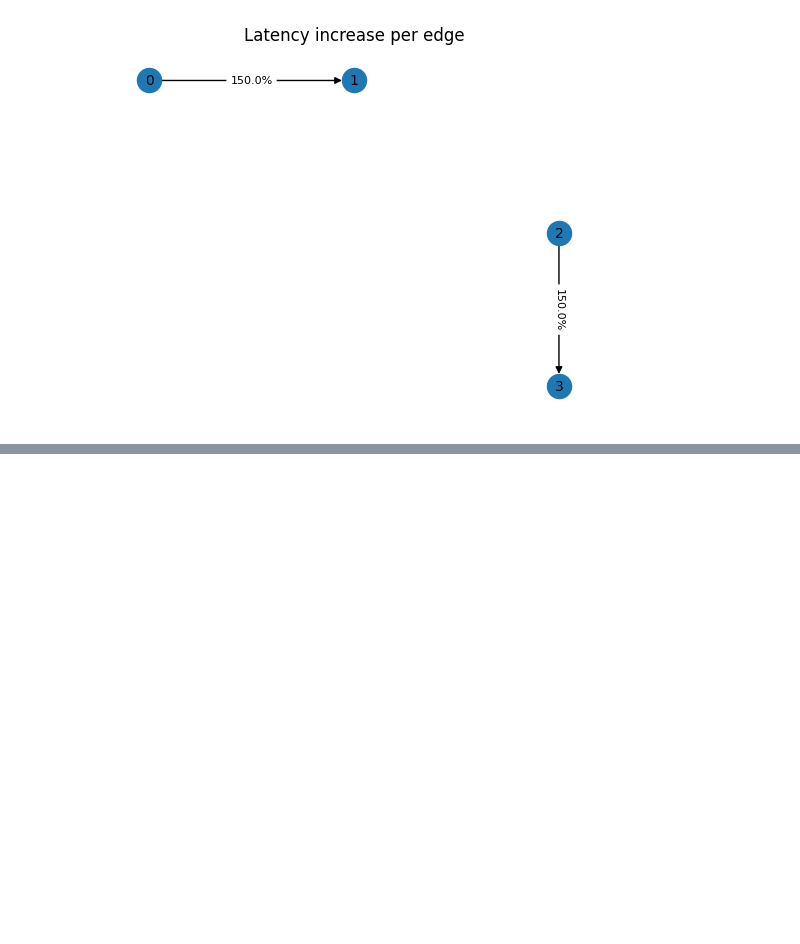
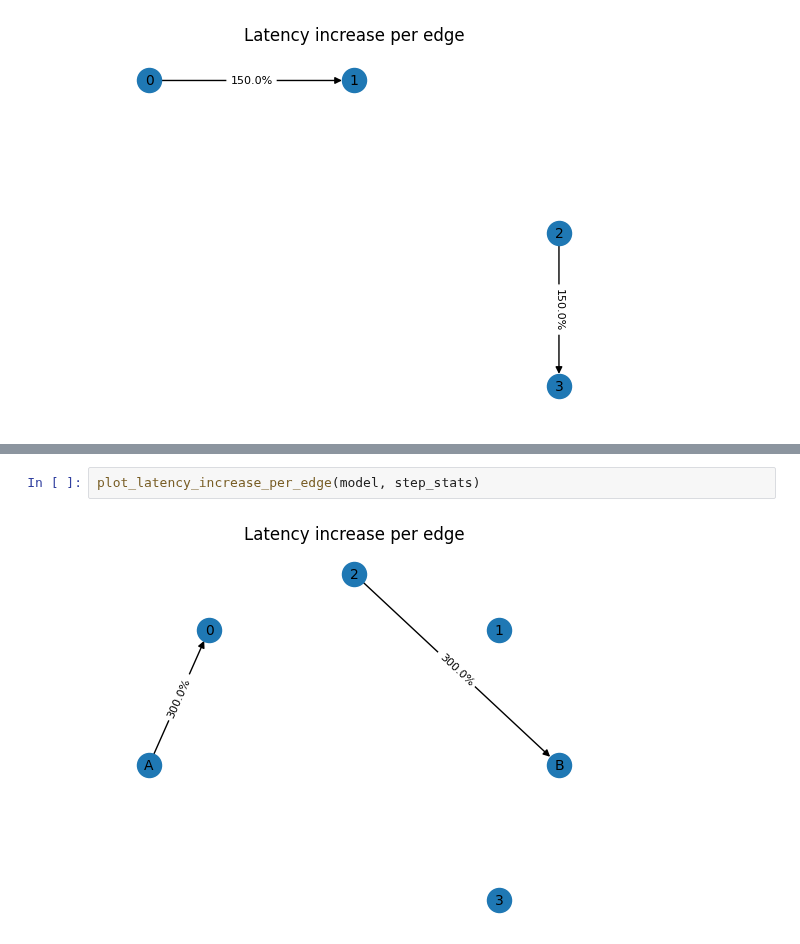
Before and after one commit to michoest/aamas-2024, a Jupyter notebook: src/traffic/v2/single_step.ipynb, the cells around one changed output, grey strips where cells are left out. Saved outputs shown, nothing was run; the diff lists cells and outputs as text; blank space fills up the shorter version.

```diff
--- a/src/traffic/v2/single_step.ipynb
+++ b/src/traffic/v2/single_step.ipynb
@@ -47,0 +112,4 @@ plot_latency_increase_per_edge(model, step_stats)
+# %%
+plot_latency_increase_per_edge(model, step_stats)
+# %% [output]
+[figure, added]
```
Also changed, not shown: parts of 10 cells of this notebook, 1 other file.
